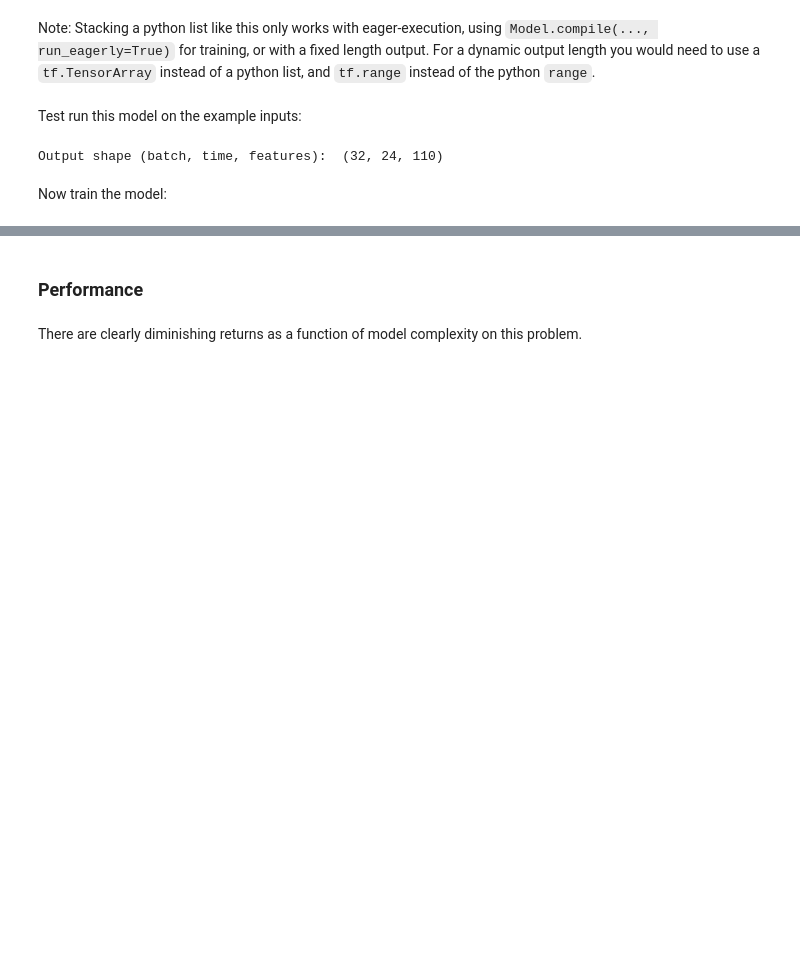
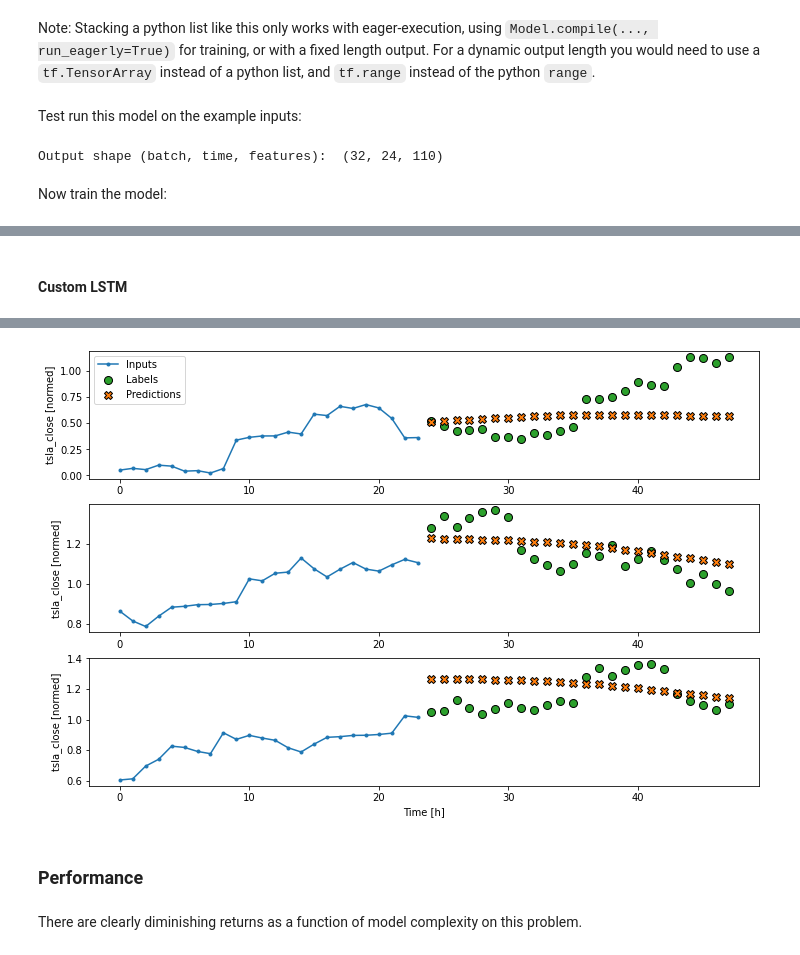
Before and after one commit to neuralnetes/notebooks, a Jupyter notebook: time-series/yfinance.ipynb, the cells around one changed output, grey strips where cells are left out. Drawn from its saved outputs; the diff is of its cells as text; code cells hidden in the pictures; blank space fills up the shorter version.

```diff
--- a/time-series/yfinance.ipynb
+++ b/time-series/yfinance.ipynb
@@ -1493,0 +1495,31 @@ multi_window.plot(feedback_model)
+# %% [markdown]
+#### Custom LSTM
+# %%
+multi_custom_lstm_model = tf.keras.Sequential([
+    # Shape [batch, time, features] => [batch, CONV_WIDTH, features]
+    tf.keras.layers.Lambda(lambda x: x[:, -CONV_WIDTH:, :]),
+    # Shape => [batch, 1, conv_units]
+    tf.keras.layers.Conv1D(256, activation='relu', kernel_size=(CONV_WIDTH)),
+    # Avg Pooling
+    tf.keras.layers.AveragePooling1D(pool_size=2, strides=None, padding='same'),
+    # Dropout
+    tf.keras.layers.Dropout(.75),
+    # Adding more `lstm_units` just overfits more quickly.
+#     tf.keras.layers.LSTM(32, return_sequences=True),
+#     tf.keras.layers.LSTM(32, return_sequences=True),
+    tf.keras.layers.LSTM(32, return_sequences=False),
+    # Shape => [batch, out_steps*features]
+    tf.keras.layers.Dense(OUT_STEPS*num_features,
+                          kernel_initializer=tf.initializers.zeros),
+    # Shape => [batch, out_steps, features]
+    tf.keras.layers.Reshape([OUT_STEPS, num_features])
+])
+
+history = compile_and_fit(multi_custom_lstm_model, multi_window)
+
+IPython.display.clear_output()
+
+multi_val_performance['Custom LSTM'] = multi_custom_lstm_model.evaluate(multi_window.val)
+multi_performance['Custom LSTM'] = multi_custom_lstm_model.evaluate(multi_window.test, verbose=0)
+multi_window.plot(multi_lstm_model)
+# %% [output]
@@ -1494,3 +1527,4 @@ multi_window.plot(feedback_model)
+[figure, added]
 # %% [markdown]
 ### Performance
 # %% [markdown]
```
Also changed, not shown: parts of 40 cells of this notebook.
